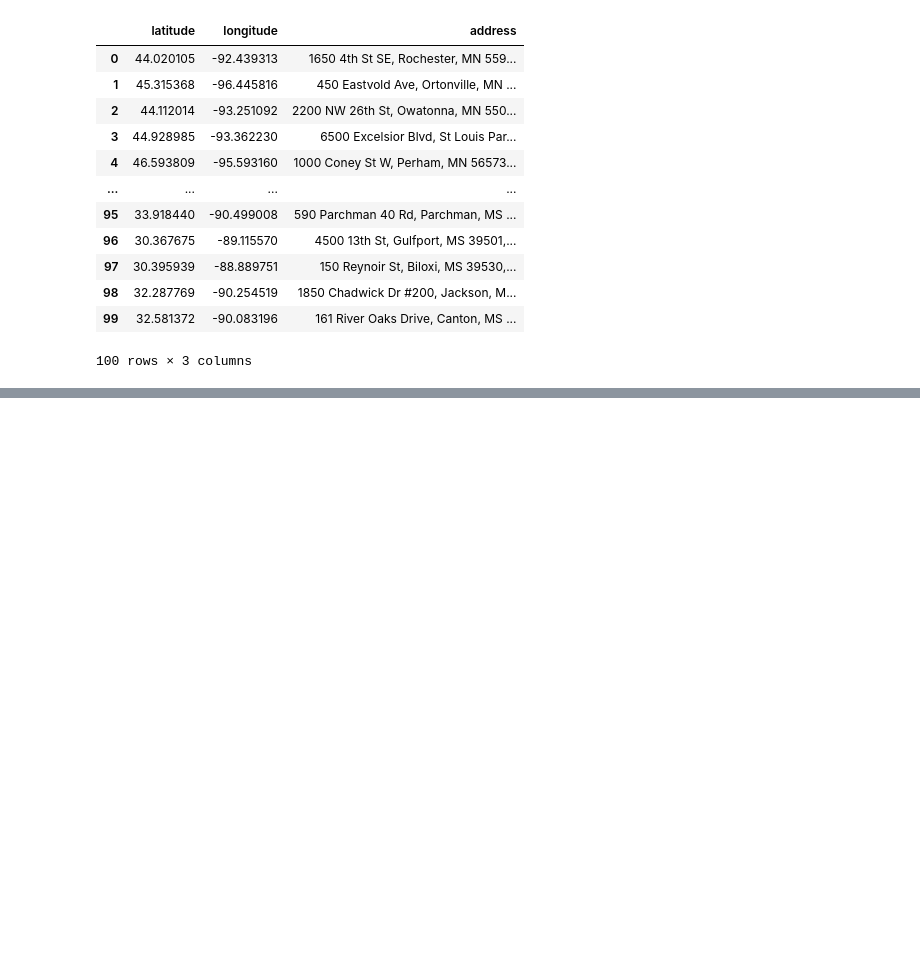
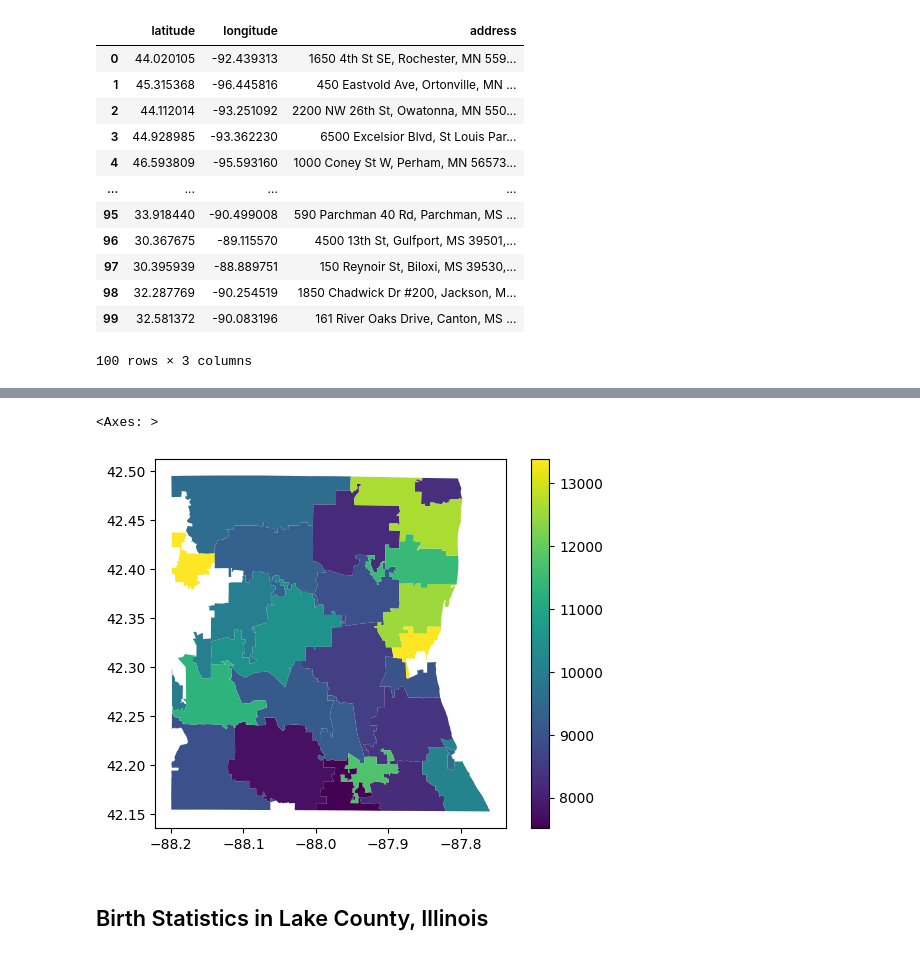
Before and after one commit to jas-tang/datasci_7_geospatial, a Jupyter notebook: geospatial7.ipynb, the cells around one changed output, grey strips where cells are left out. Cells and saved outputs as stored; diff of their text form; code cells hidden in the pictures; blank space fills up the shorter version.

```diff
--- a/geospatial7.ipynb
+++ b/geospatial7.ipynb
@@ -153,0 +217,3 @@ df_reverse
+# %%
+df_gpd3 = gpd.read_file('/content/Hospitalization_Discharge_Rates.geojson')
+df_gpd3
@@ -153,0 +238,7 @@ df_reverse
+# %%
+df_gpd3.plot("Discharges", legend=True)
+# %% [output]
+<Axes: >
+[figure, added]
+# %% [markdown]
+## Birth Statistics in Lake County, Illinois
```
Also changed, not shown: parts of 17 cells of this notebook.
